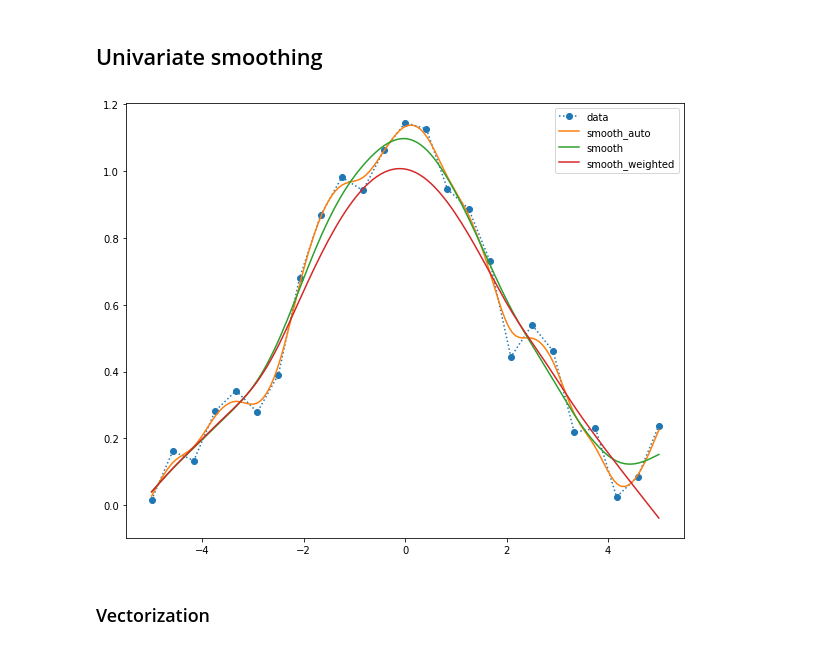
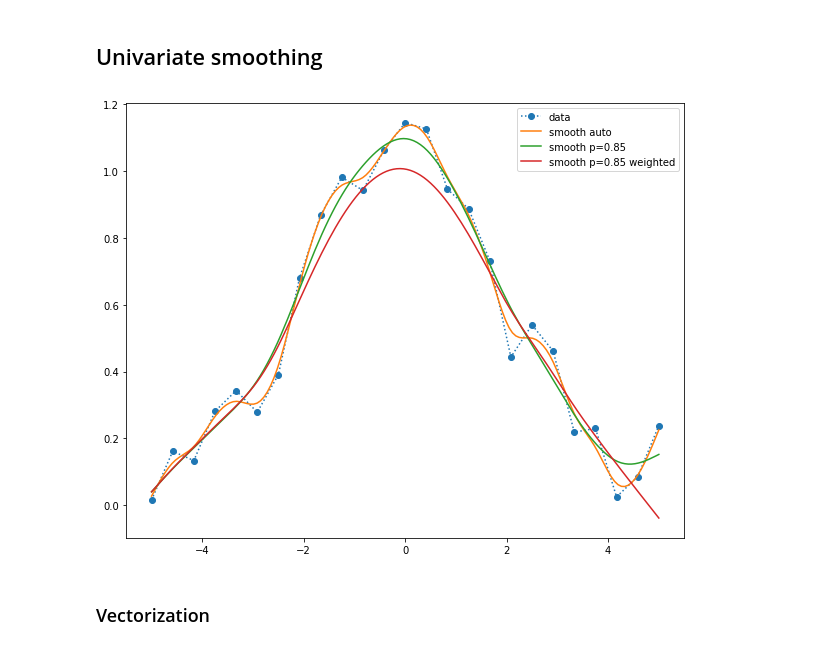
Before and after one commit to espdev/csaps, a Jupyter notebook: examples/csaps.ipynb, the cells around one changed output. Cells and saved outputs as stored; diff of their text form; code cells hidden in the pictures.

```diff
--- a/examples/csaps.ipynb
+++ b/examples/csaps.ipynb
@@ -12,30 +12,30 @@ import csaps
 # %%
 np.random.seed(1234)
 
 x = np.linspace(-5., 5., 25)
 y = np.exp(-(x/2.5)**2) + (np.random.rand(25) - 0.2) * 0.3
 
 w = np.ones_like(x)
 w[8:16] = 0.1
 w[-3:] = 0.01
 
 smooth = 0.85
 
 sp_a = csaps.UnivariateCubicSmoothingSpline(x, y)
 sp_s = csaps.UnivariateCubicSmoothingSpline(x, y, smooth=smooth)
 sp_w = csaps.UnivariateCubicSmoothingSpline(x, y, w, smooth=smooth)
 
 xi = np.linspace(x[0], x[-1], 150)
 
 yi_a = sp_a(xi)
 yi_s = sp_s(xi)
 yi_w = sp_w(xi)
 
 fig = plt.figure(figsize=(10, 8))
 plt.plot(x, y, 'o:', xi, yi_a, '-', xi, yi_s, '-', xi, yi_w, '-')
-plt.legend(['data', 'smooth_auto', 'smooth', 'smooth_weighted']);
+plt.legend(['data', 'smooth auto', 'smooth p=0.85', 'smooth p=0.85 weighted']);
 # %% [output]
-[figure, old version]
+[figure, new version]
 # %% [markdown]
 ### Vectorization
 # %%
```
Also changed, not shown: parts of 2 cells of this notebook.
